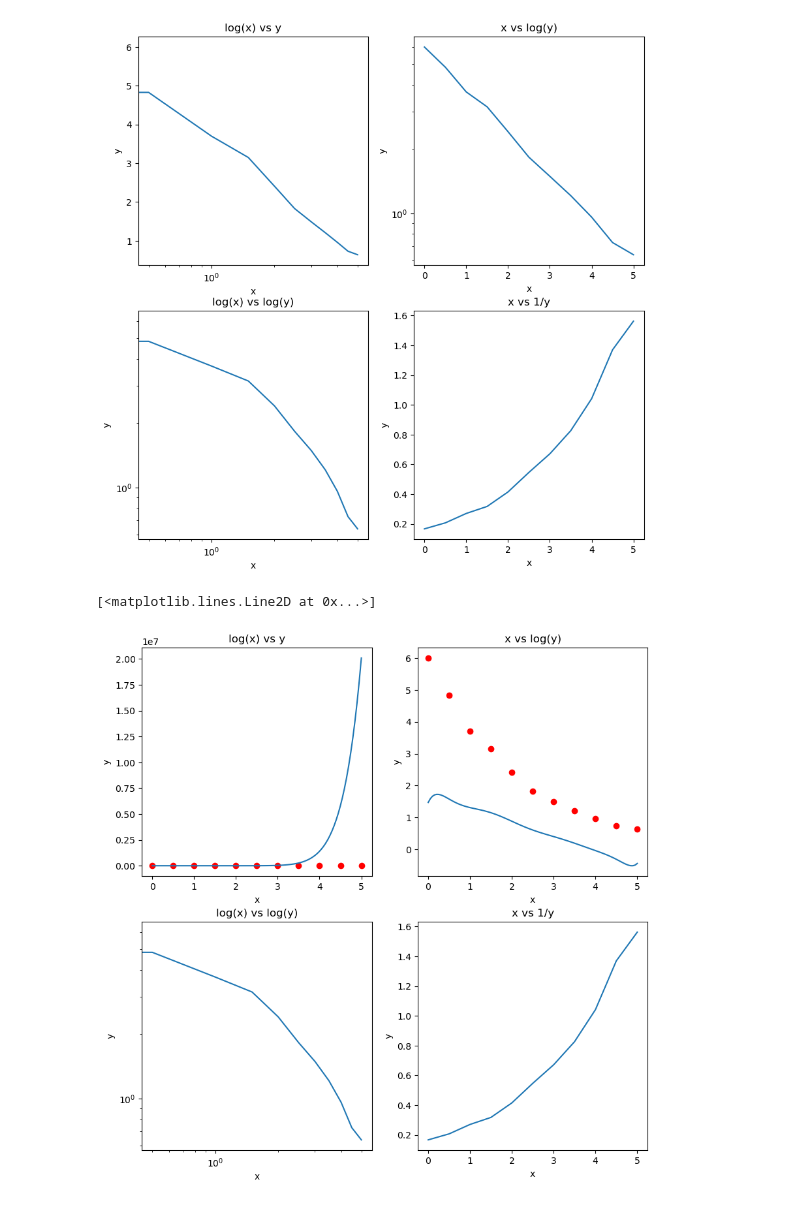
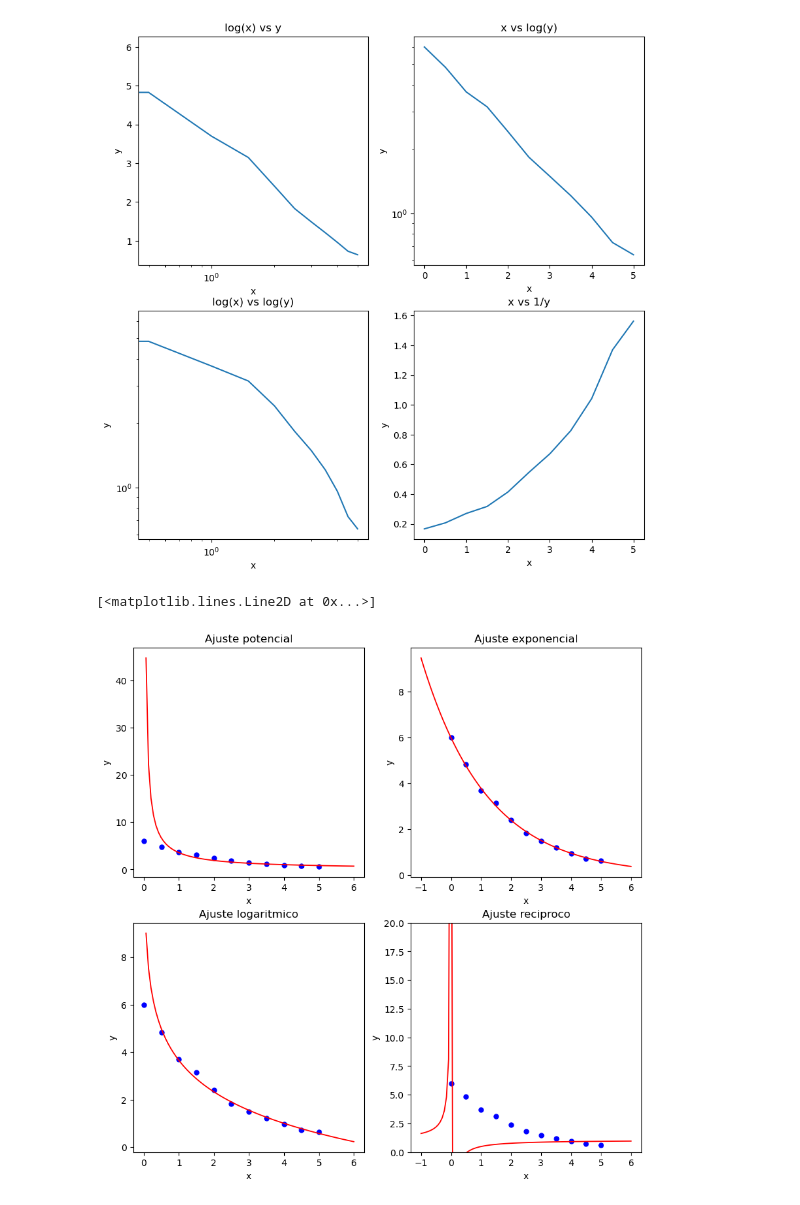
Before and after one commit to Jose-AE/F1014B, a Jupyter notebook: T1/T1.ipynb, the cells around one changed output. Saved outputs shown, nothing was run; the diff lists cells and outputs as text; code cells hidden in the pictures.

Commit message:
T1 Polyfit multi WIP

```diff
--- a/T1/T1.ipynb
+++ b/T1/T1.ipynb
@@ -143,43 +143,89 @@ ax[1, 1].plot(x, 1 / y)
 [<matplotlib.lines.Line2D at 0x...>]
 [figure]
 # %%
-# Calcular el polinomio de Lagrange con la funcion polyfit
-p_po = np.polyfit(
-    np.log(x[(x > 0) & (y > 0)]), np.log(y[(x > 0) & (y > 0)]), deg=len(x) - 1
-)
-p_ex = np.polyfit(x[(x > 0) & (y > 0)], np.log(y[(x > 0) & (y > 0)]), deg=len(x) - 1)
-p_lo = np.polyfit(np.log(x[(x > 0) & (y > 0)]), y[(x > 0) & (y > 0)], deg=len(x) - 1)
-p_re = np.polyfit(x, 1 / y, deg=len(x) - 1)
+p_po = np.polyfit(np.log(x[(x > 0) & (y > 0)]), np.log(y[(x > 0) & (y > 0)]), 1)
+m = p_po[0]
+b = np.exp(p_po[1])
+x_po = np.linspace(-1, 6, 100)
+y_po = b * x_po**m
+
+
+p_ex = np.polyfit(x[(x > 0) & (y > 0)], np.log(y[(x > 0) & (y > 0)]), 1)
+m = p_ex[0]
+b = np.exp(p_ex[1])
+x_ex = np.linspace(-1, 6, 100)
+y_ex = b * np.exp(m * x_ex)
+
+
+p_lo = np.polyfit(np.log(x[(x > 0) & (y > 0)]), y[(x > 0) & (y > 0)], 1)
+m = p_lo[0]
+b = p_lo[1]
+x_lo = np.linspace(-1, 6, 100)
+y_lo = b + m * np.log(x_lo)
+
+
+p_re = np.polyfit(1 / x[x != 0], 1 / y[x != 0], 1)
+m = p_re[0]
+b = p_re[1]
+x_re = np.linspace(-1, 6, 100)
+y_re = m / x_re + b
 
 
 # Crear una figura con 2 filas y 2 columnas
 fig, ax = plt.subplots(nrows=2, ncols=2, figsize=(10, 10))
 
-# Gráfico 1: log(x) vs y
-ax[0, 0].set(title="log(x) vs y", xlabel="x", ylabel="y")
+# Gráfico 1: Ajuste potencial
+ax[0, 0].set(title="Ajuste potencial", xlabel="x", ylabel="y")
+ax[0, 0].scatter(
+    x, y, color="blue", marker="o", facecolors="blue", s=25
+)  # Scatter plot of the data
 ax[0, 0].plot(
-    INTERVAL,
-    np.polyval(p_po, INTERVAL),
-)
-ax[0, 0].scatter(x, y, c="r")
+    x_po,
+    y_po,
+    linewidth=1.3,
+    color="red",
+)  # Plot the fit
 
 
-# Gráfico 2: x vs log(y)
-ax[0, 1].set(title="x vs log(y)", xlabel="x", ylabel="y")
+# Gráfico 2: Ajuste exponencial
+ax[0, 1].set(title="Ajuste exponencial", xlabel="x", ylabel="y")
+
+ax[0, 1].scatter(
+    x, y, color="blue", marker="o", facecolors="blue", s=25
+)  # Scatter plot of the data
 ax[0, 1].plot(
-    INTERVAL,
-    np.polyval(p_ex, INTERVAL),
-)
-ax[0, 1].scatter(x, y, c="r")
+    x_ex,
+    y_ex,
+    linewidth=1.3,
+    color="red",
+)  # Plot the fit
 
 
-# Gráfico 3: log(x) vs log(y)
-ax[1, 0].set(title="log(x) vs log(y)", xlabel="x", ylabel="y")
-ax[1, 0].loglog(x, y)
+# Gráfico 3: Ajuste logaritmico
+ax[1, 0].set(title="Ajuste logaritmico", xlabel="x", ylabel="y")
+ax[1, 0].scatter(
+    x, y, color="blue", marker="o", facecolors="blue", s=25
+)  # Scatter plot of the data
+ax[1, 0].plot(
+    x_lo,
+    y_lo,
+    linewidth=1.3,
+    color="red",
+)  # Plot the fit
 
-# Gráfico 4: x vs 1/y
-ax[1, 1].set(title="x vs 1/y", xlabel="x", ylabel="y")
-ax[1, 1].plot(x, 1 / y)
+
+# Gráfico 4: Ajuste reciproco
+ax[1, 1].set(title="Ajuste reciproco", xlabel="x", ylabel="y", ylim=(0, 20))
+
+ax[1, 1].scatter(
+    x, y, color="blue", marker="o", facecolors="blue", s=25
+)  # Scatter plot of the data
+ax[1, 1].plot(
+    x_re,
+    y_re,
+    linewidth=1.3,
+    color="red",
+)  # Plot the fit
 # %% [output]
 [<matplotlib.lines.Line2D at 0x...>]
-[figure, old version]
+[figure, new version]
```
Also changed, not shown: parts of 2 cells of this notebook, 1 other file.
